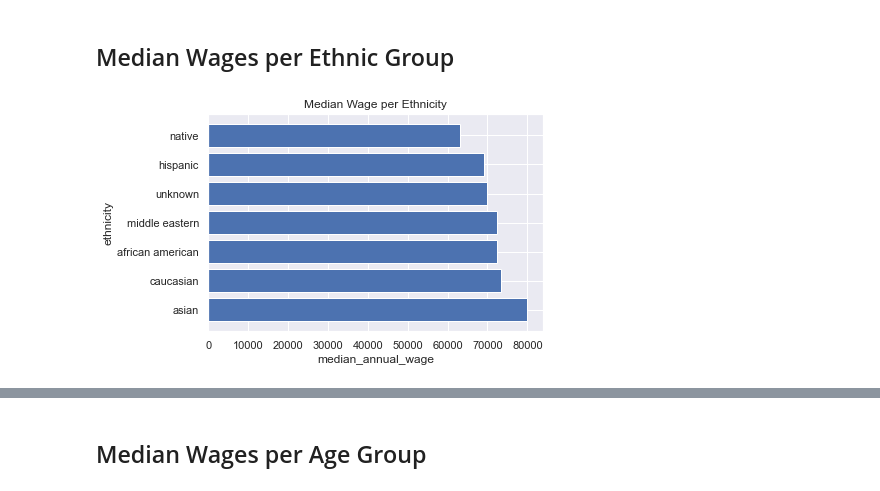
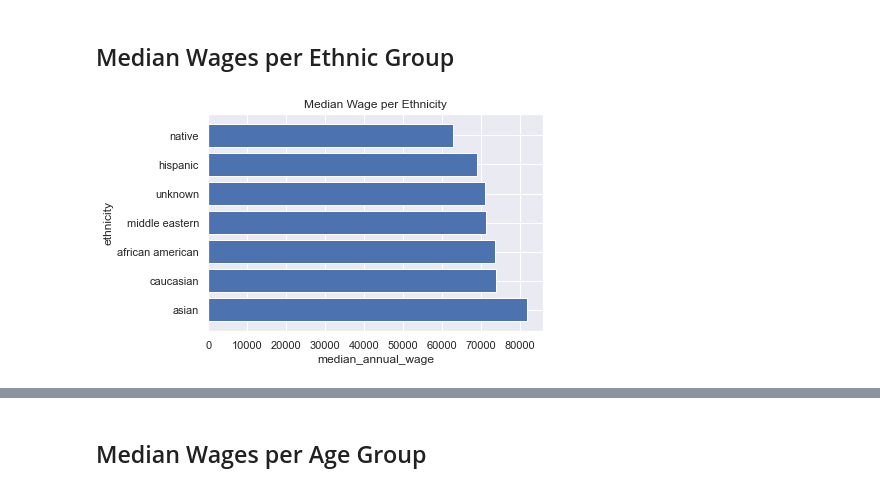
Before and after one commit to vatsal220/medium_articles, a Jupyter notebook: salary_analytics/salary.ipynb, the cells around one changed output, grey strips where cells are left out. Drawn from its saved outputs; the diff is of its cells as text; code cells hidden in the pictures.

```diff
--- a/salary_analytics/salary.ipynb
+++ b/salary_analytics/salary.ipynb
@@ -332,2 +317,4 @@ Now since the data is cleaned up, we can move forward to the analysis component.
 # %%
-us_df = d[d['currency'] == 'usd'].copy()
+us_df = d[d['country'] == 'usa'].copy()
+ca_df = d[d['country'] == 'canada'].copy()
+print(us_df.shape, ca_df.shape)
@@ -435,13 +488,13 @@ visualize_group(
 ## Median Wages per Ethnic Group
 # %%
 visualize_group(
-    d = yoe_df,
+    d = us_df,
     remove_vals = None,
     group_col = 'ethnicity',
     agg_col = 'annual_wage',
     title = 'Median Wage per Ethnicity',
     th = 5,
     n = 20
 )
 # %% [output]
-[figure, old version]
+[figure, new version]
```
Also changed, not shown: parts of 29 cells of this notebook.
